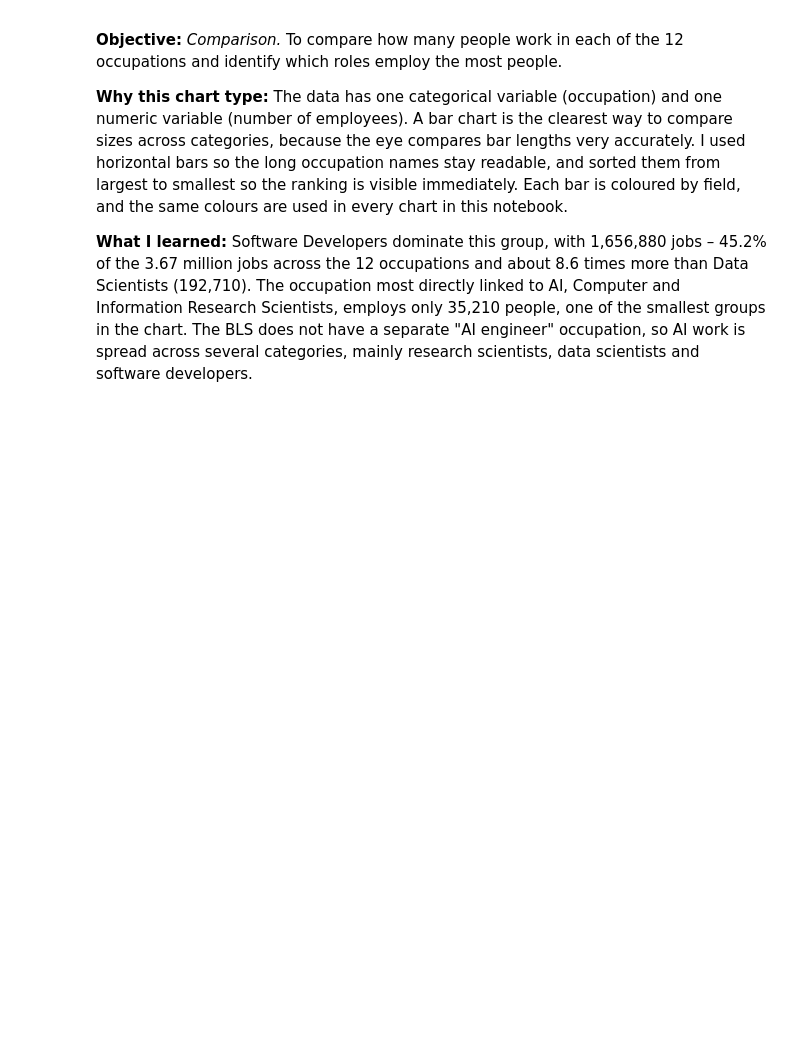
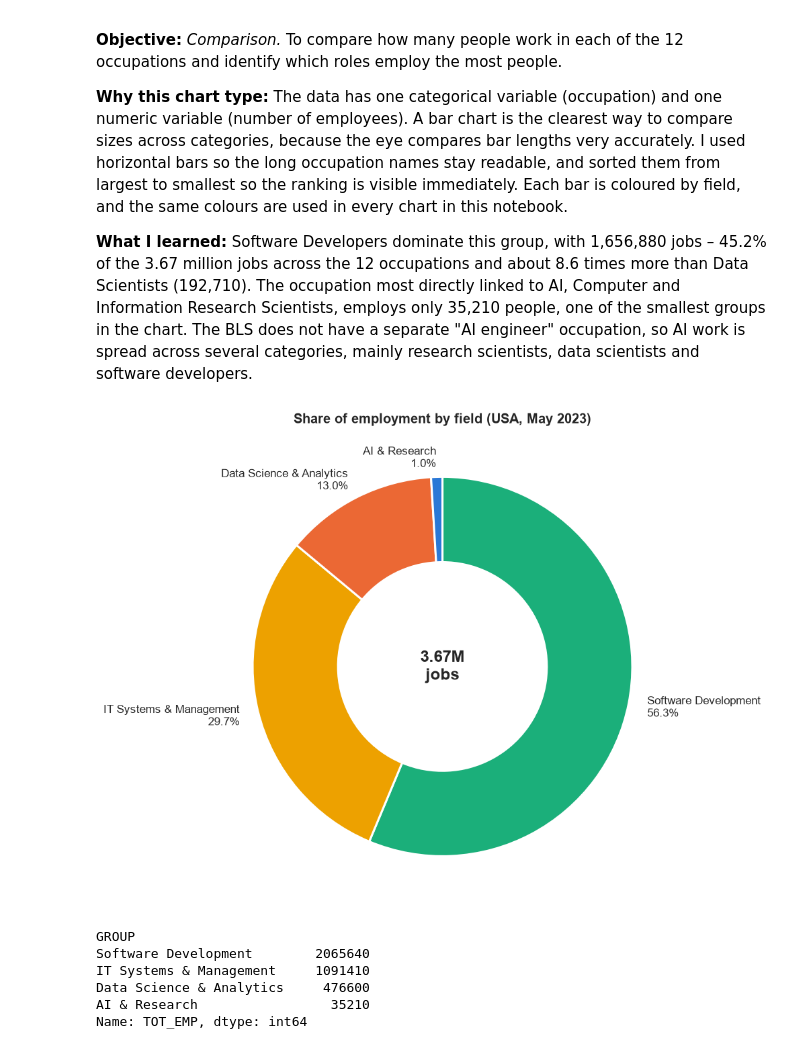
Before and after one commit to CarlosAccioly/Ca1-DataVisu, a Jupyter notebook: CA1_AI_Employment_Analysis.ipynb, the cells around one changed output. Drawn from its saved outputs; the diff is of its cells as text; code cells hidden in the pictures; blank space fills up the shorter version.

Commit message:
Add visualisation 2: donut chart of employment share by field
Grouped the 12 occupations into four fields and showed each field's share of total employment, with markdown explanation.

```diff
--- a/CA1_AI_Employment_Analysis.ipynb
+++ b/CA1_AI_Employment_Analysis.ipynb
@@ -151,3 +151,35 @@ Software Developers vs Data Scientists: 8.6x
 **Why this chart type:** The data has one categorical variable (occupation) and one numeric variable (number of employees). A bar chart is the clearest way to compare sizes across categories, because the eye compares bar lengths very accurately. I used horizontal bars so the long occupation names stay readable, and sorted them from largest to smallest so the ranking is visible immediately. Each bar is coloured by field, and the same colours are used in every chart in this notebook.
 
 **What I learned:** Software Developers dominate this group, with 1,656,880 jobs – 45.2% of the 3.67 million jobs across the 12 occupations and about 8.6 times more than Data Scientists (192,710). The occupation most directly linked to AI, Computer and Information Research Scientists, employs only 35,210 people, one of the smallest groups in the chart. The BLS does not have a separate "AI engineer" occupation, so AI work is spread across several categories, mainly research scientists, data scientists and software developers.
+# %%
+# Visualisation 2: share of employment by field (donut chart)
+group_totals = tech.groupby("GROUP")["TOT_EMP"].sum().sort_values(ascending=False)
+shares = group_totals / group_totals.sum() * 100
+labels = [f"{group}\n{share:.1f}%" for group, share in zip(group_totals.index, shares)]
+
+fig, ax = plt.subplots(figsize=(10, 7))
+ax.pie(
+    group_totals,
+    labels=labels,
+    colors=[group_colors[g] for g in group_totals.index],
+    startangle=90,
+    counterclock=False,
+    wedgeprops={"width": 0.45, "edgecolor": "white", "linewidth": 2},   # donut style
+    textprops={"fontsize": 11},
+)
+ax.text(0, 0, f"{group_totals.sum()/1e6:.2f}M\njobs", ha="center", va="center",
+        fontsize=16, fontweight="bold")
+ax.set_title("Share of employment by field (USA, May 2023)",
+             fontsize=13, fontweight="bold")
+plt.tight_layout()
+plt.show()
+
+group_totals
+# %% [output]
+[figure, added]
+GROUP
+Software Development        2065640
+IT Systems & Management     1091410
+Data Science & Analytics     476600
+AI & Research                 35210
+Name: TOT_EMP, dtype: int64
```
Also changed, not shown: parts of 1 cell of this notebook.
